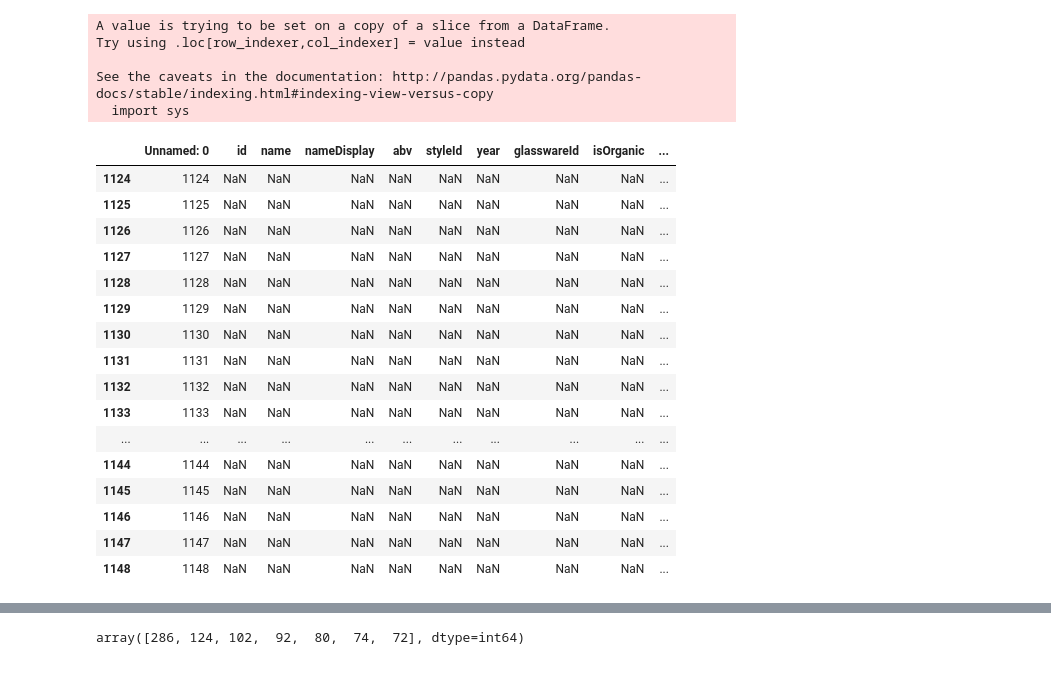
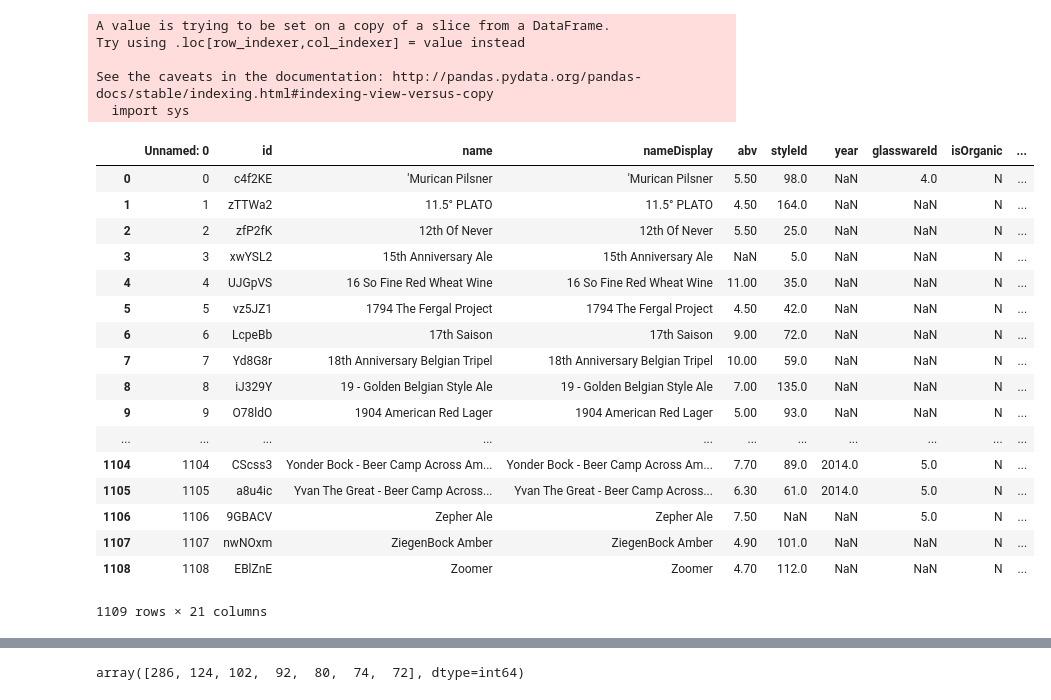
Before and after one commit to sponre01/project-one, a Jupyter notebook: Brewery_Comparison.ipynb, the cells around one changed output, grey strips where cells are left out. Drawn from its saved outputs; the diff is of its cells as text; code cells hidden in the pictures.

```diff
--- a/Brewery_Comparison.ipynb
+++ b/Brewery_Comparison.ipynb
@@ -61,27 +61,30 @@ See the caveats in the documentation: http://pandas.pydata.org/pandas-docs/stabl
   import sys
 # %%
 beerbrewed = pd.merge(beer_data,brew_data_s,how = 'left',on=['breweries','breweries'])
+# %%
+beerbrewed['short_name'] =beerbrewed['Brewery Name'].str.split(n=1,expand=True)[0]
 # %%
-bb =beerbrewed['Brewery Name'].value_counts()
+bb =beerbrewed['short_name'].value_counts()
 x_axis = np.arange(len(bb))
-beerbrewed.drop([1109,1149]).tail(25)
+beerbrewed
 # %% [output]
 |  | Unnamed: 0 | id | name | nameDisplay | abv | styleId | year | glasswareId | isOrganic | ... |
-| 1124 | 1124 | NaN | NaN | NaN | NaN | NaN | NaN | NaN | NaN | ... |
-| 1125 | 1125 | NaN | NaN | NaN | NaN | NaN | NaN | NaN | NaN | ... |
-| 1126 | 1126 | NaN | NaN | NaN | NaN | NaN | NaN | NaN | NaN | ... |
-| 1127 | 1127 | NaN | NaN | NaN | NaN | NaN | NaN | NaN | NaN | ... |
-| 1128 | 1128 | NaN | NaN | NaN | NaN | NaN | NaN | NaN | NaN | ... |
-| 1129 | 1129 | NaN | NaN | NaN | NaN | NaN | NaN | NaN | NaN | ... |
-| 1130 | 1130 | NaN | NaN | NaN | NaN | NaN | NaN | NaN | NaN | ... |
-| 1131 | 1131 | NaN | NaN | NaN | NaN | NaN | NaN | NaN | NaN | ... |
-| 1132 | 1132 | NaN | NaN | NaN | NaN | NaN | NaN | NaN | NaN | ... |
-| 1133 | 1133 | NaN | NaN | NaN | NaN | NaN | NaN | NaN | NaN | ... |
+| 0 | 0 | c4f2KE | 'Murican Pilsner | 'Murican Pilsner | 5.50 | 98.0 | NaN | 4.0 | N | ... |
+| 1 | 1 | zTTWa2 | 11.5° PLATO | 11.5° PLATO | 4.50 | 164.0 | NaN | NaN | N | ... |
+| 2 | 2 | zfP2fK | 12th Of Never | 12th Of Never | 5.50 | 25.0 | NaN | NaN | N | ... |
+| 3 | 3 | xwYSL2 | 15th Anniversary Ale | 15th Anniversary Ale | NaN | 5.0 | NaN | NaN | N | ... |
+| 4 | 4 | UJGpVS | 16 So Fine Red Wheat Wine | 16 So Fine Red Wheat Wine | 11.00 | 35.0 | NaN | NaN | N | ... |
+| 5 | 5 | vz5JZ1 | 1794 The Fergal Project | 1794 The Fergal Project | 4.50 | 42.0 | NaN | NaN | N | ... |
+| 6 | 6 | LcpeBb | 17th Saison | 17th Saison | 9.00 | 72.0 | NaN | NaN | N | ... |
+| 7 | 7 | Yd8G8r | 18th Anniversary Belgian Tripel | 18th Anniversary Belgian Tripel | 10.00 | 59.0 | NaN | NaN | N | ... |
+| 8 | 8 | iJ329Y | 19 - Golden Belgian Style Ale | 19 - Golden Belgian Style Ale | 7.00 | 135.0 | NaN | NaN | N | ... |
+| 9 | 9 | O78ldO | 1904 American Red Lager | 1904 American Red Lager | 5.00 | 93.0 | NaN | NaN | N | ... |
 | ... | ... | ... | ... | ... | ... | ... | ... | ... | ... | ... |
-| 1144 | 1144 | NaN | NaN | NaN | NaN | NaN | NaN | NaN | NaN | ... |
-| 1145 | 1145 | NaN | NaN | NaN | NaN | NaN | NaN | NaN | NaN | ... |
-| 1146 | 1146 | NaN | NaN | NaN | NaN | NaN | NaN | NaN | NaN | ... |
-| 1147 | 1147 | NaN | NaN | NaN | NaN | NaN | NaN | NaN | NaN | ... |
-| 1148 | 1148 | NaN | NaN | NaN | NaN | NaN | NaN | NaN | NaN | ... |
+| 1104 | 1104 | CScss3 | Yonder Bock - Beer Camp Across Am... | Yonder Bock - Beer Camp Across Am... | 7.70 | 89.0 | 2014.0 | 5.0 | N | ... |
+| 1105 | 1105 | a8u4ic | Yvan The Great - Beer Camp Across... | Yvan The Great - Beer Camp Across... | 6.30 | 61.0 | 2014.0 | 5.0 | N | ... |
+| 1106 | 1106 | 9GBACV | Zepher Ale | Zepher Ale | 7.50 | NaN | NaN | 5.0 | N | ... |
+| 1107 | 1107 | nwNOxm | ZiegenBock Amber | ZiegenBock Amber | 4.90 | 101.0 | NaN | NaN | N | ... |
+| 1108 | 1108 | EBlZnE | Zoomer | Zoomer | 4.70 | 112.0 | NaN | NaN | N | ... |
+1109 rows × 21 columns
 # %%
 plt.bar(x_axis,bb)
```
Also changed, not shown: parts of 10 cells of this notebook, 4 other files.
